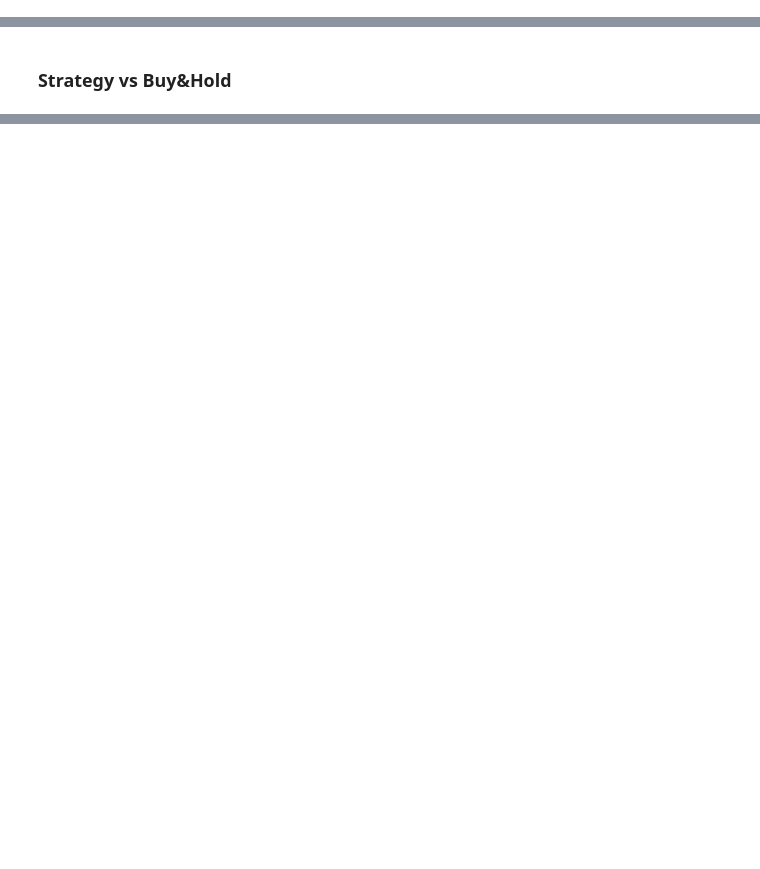
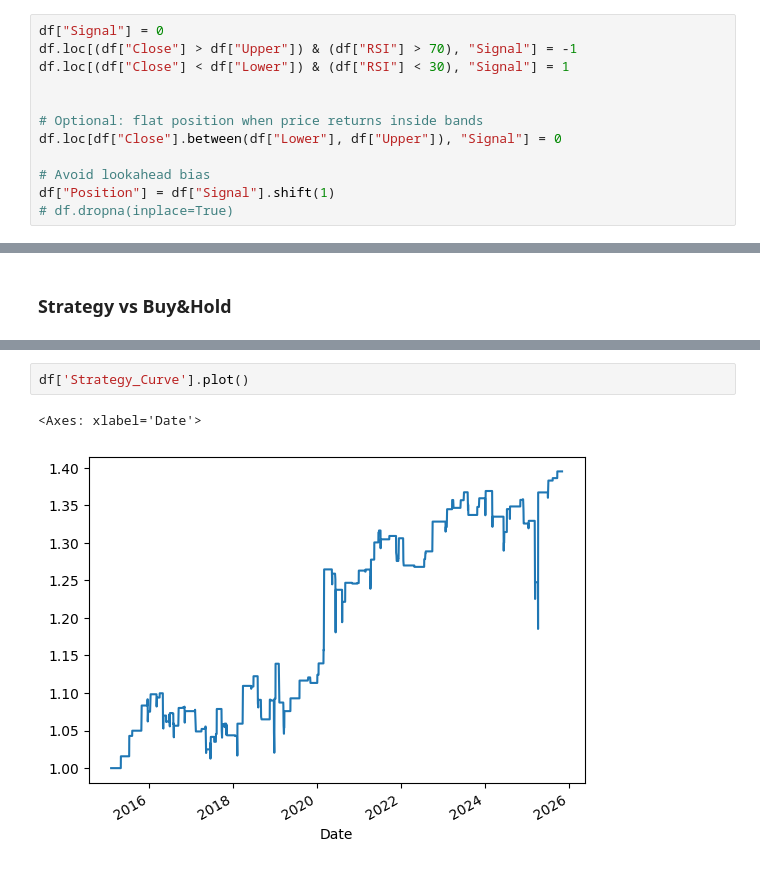
Before and after one commit to JamieW365/trading_algos, a Jupyter notebook: project2_bollinger/bollinger_mean_reversion.ipynb, the cells around one changed output, grey strips where cells are left out. Drawn from its saved outputs; the diff is of its cells as text; blank space fills up the shorter version.

```diff
--- a/project2_bollinger/bollinger_mean_reversion.ipynb
+++ b/project2_bollinger/bollinger_mean_reversion.ipynb
@@ -68,3 +108,15 @@ Conditions:
 * Long when price < lower band AND RSI < 30 (oversold)
 * Short when price > upper band AND RSI > 70 (overbought)
 * Exit when price crosses back towards MA
+# %%
+df["Signal"] = 0
+df.loc[(df["Close"] > df["Upper"]) & (df["RSI"] > 70), "Signal"] = -1
+df.loc[(df["Close"] < df["Lower"]) & (df["RSI"] < 30), "Signal"] = 1
+
+
+# Optional: flat position when price returns inside bands
+df.loc[df["Close"].between(df["Lower"], df["Upper"]), "Signal"] = 0
+
+# Avoid lookahead bias
+df["Position"] = df["Signal"].shift(1)
+# df.dropna(inplace=True)
@@ -191,0 +326,5 @@ plt.show()
+# %%
+df['Strategy_Curve'].plot()
+# %% [output]
+<Axes: xlabel='Date'>
+[figure, added]
```
Also changed, not shown: parts of 16 cells of this notebook.
